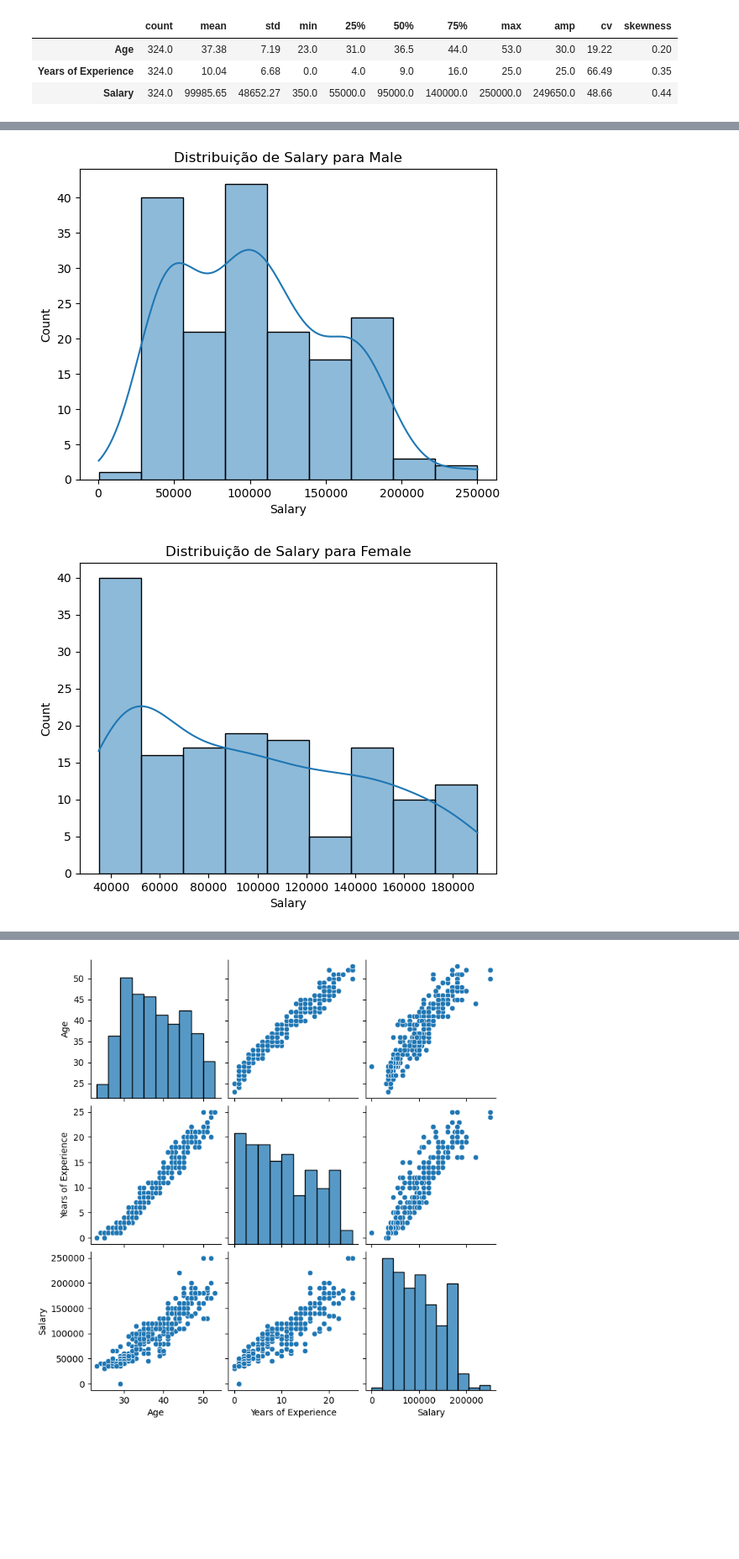
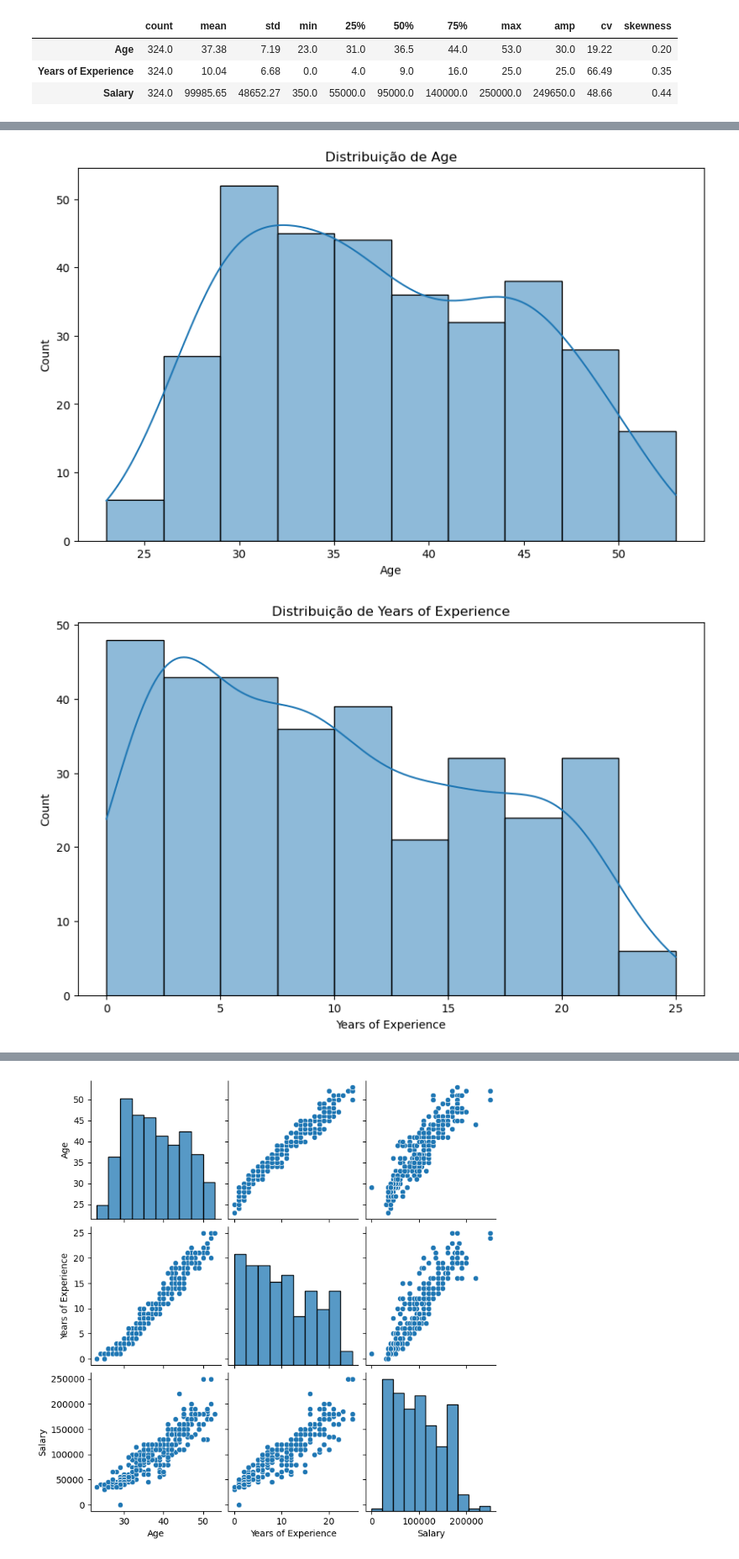
Before and after one commit to pedrolustosab/Analise_Explorataria_Salarios, a Jupyter notebook: EAD_Salarios.ipynb, the cells around one changed output, grey strips where cells are left out. Shown at 84% size. Cells and saved outputs as stored; diff of their text form; code cells hidden in the pictures; blank space fills up the shorter version.

```diff
--- a/EAD_Salarios.ipynb
+++ b/EAD_Salarios.ipynb
@@ -230,12 +225,16 @@ sns.histplot(data=df, x="Salary", kde=True);
-# %%
-# Percorrendo cada categoria única na coluna 'Gender'
-for genero in df["Gender"].unique():
-    # Criando o título do gráfico
-    plt.title(f"Distribuição de Salary para {genero}")
-    # Criando o histograma
-    sns.histplot(data=df[df["Gender"] == genero], x="Salary", kde=True)
-    # Exibindo o gráfico
-    plt.show()
-# %% [output]
-[figure, removed]
-[figure, removed]
+# %%
+import seaborn as sns
+import matplotlib.pyplot as plt
+
+# Selecionando apenas as colunas numéricas
+numeric_columns = df.select_dtypes(include=[np.number]).columns
+
+for col in numeric_columns:
+    # Criando o gráfico de densidade de kernel
+    plt.figure(figsize=(10, 6))
+    sns.histplot(data=df, x=col, kde=True)
+    plt.title(f'Distribuição de {col}')
+    plt.show()
+# %% [output]
+[figure, added]
+[figure, added]
```
Also changed, not shown: parts of 5 cells of this notebook.
